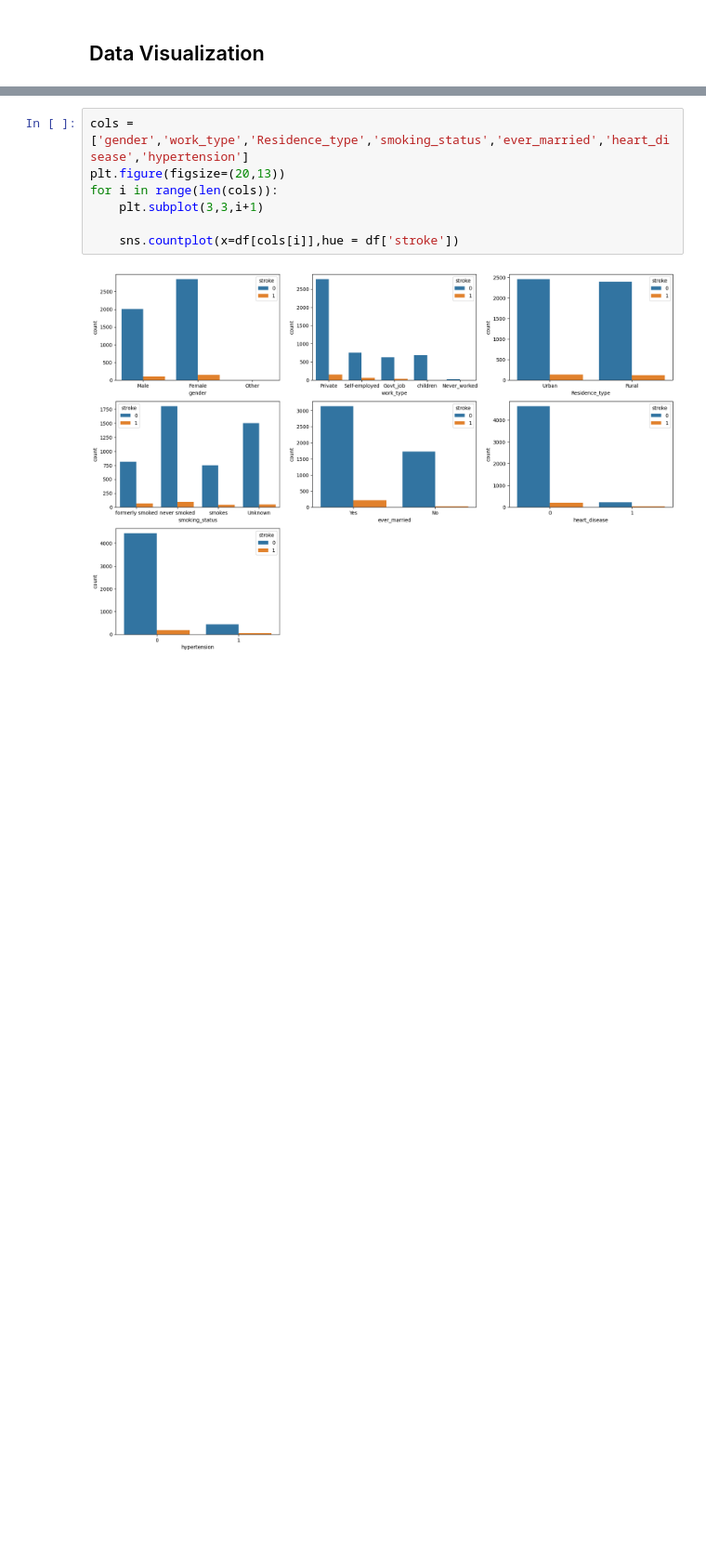
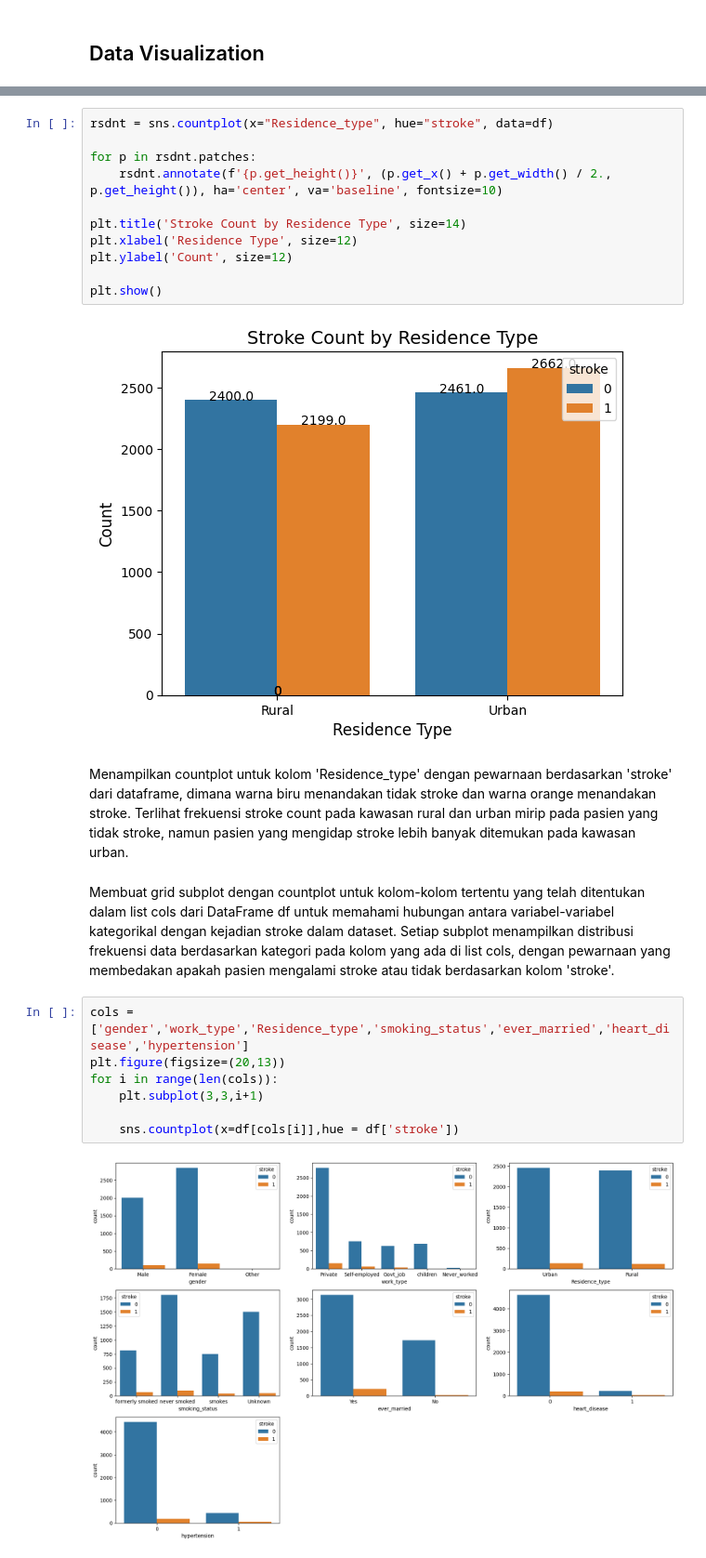
Before and after one commit to AditRizkii/Tugas-2-LAB-Pembelajaran-Mesin, a Jupyter notebook: tugas.ipynb, the cells around one changed output, grey strips where cells are left out. Shown at 93% size. Cells and saved outputs as stored; diff of their text form; blank space fills up the shorter version.

```diff
--- a/tugas.ipynb
+++ b/tugas.ipynb
@@ -191,3 +293,20 @@ rsdnt = sns.countplot(x="Residence_type", hue = "stroke" ,data=df, )
+# %%
+rsdnt = sns.countplot(x="Residence_type", hue="stroke", data=df)
+
+for p in rsdnt.patches:
+    rsdnt.annotate(f'{p.get_height()}', (p.get_x() + p.get_width() / 2., p.get_height()), ha='center', va='baseline', fontsize=10)
+
+plt.title('Stroke Count by Residence Type', size=14)
+plt.xlabel('Residence Type', size=12)
+plt.ylabel('Count', size=12)
+
+plt.show()
+# %% [output]
+[figure, added]
+# %% [markdown]
+Menampilkan countplot untuk kolom 'Residence_type' dengan pewarnaan berdasarkan 'stroke' dari dataframe, dimana warna biru menandakan tidak stroke dan warna orange menandakan stroke. Terlihat frekuensi stroke count pada kawasan rural dan urban mirip pada pasien yang tidak stroke, namun pasien yang mengidap stroke lebih banyak ditemukan pada kawasan urban.
+# %% [markdown]
+Membuat grid subplot dengan countplot untuk kolom-kolom tertentu yang telah ditentukan dalam list cols dari DataFrame df untuk memahami hubungan antara variabel-variabel kategorikal dengan kejadian stroke dalam dataset. Setiap subplot menampilkan distribusi frekuensi data berdasarkan kategori pada kolom yang ada di list cols, dengan pewarnaan yang membedakan apakah pasien mengalami stroke atau tidak berdasarkan kolom 'stroke'.
 # %%
 cols = ['gender','work_type','Residence_type','smoking_status','ever_married','heart_disease','hypertension']
 plt.figure(figsize=(20,13))
```
Also changed, not shown: parts of 41 cells of this notebook.
